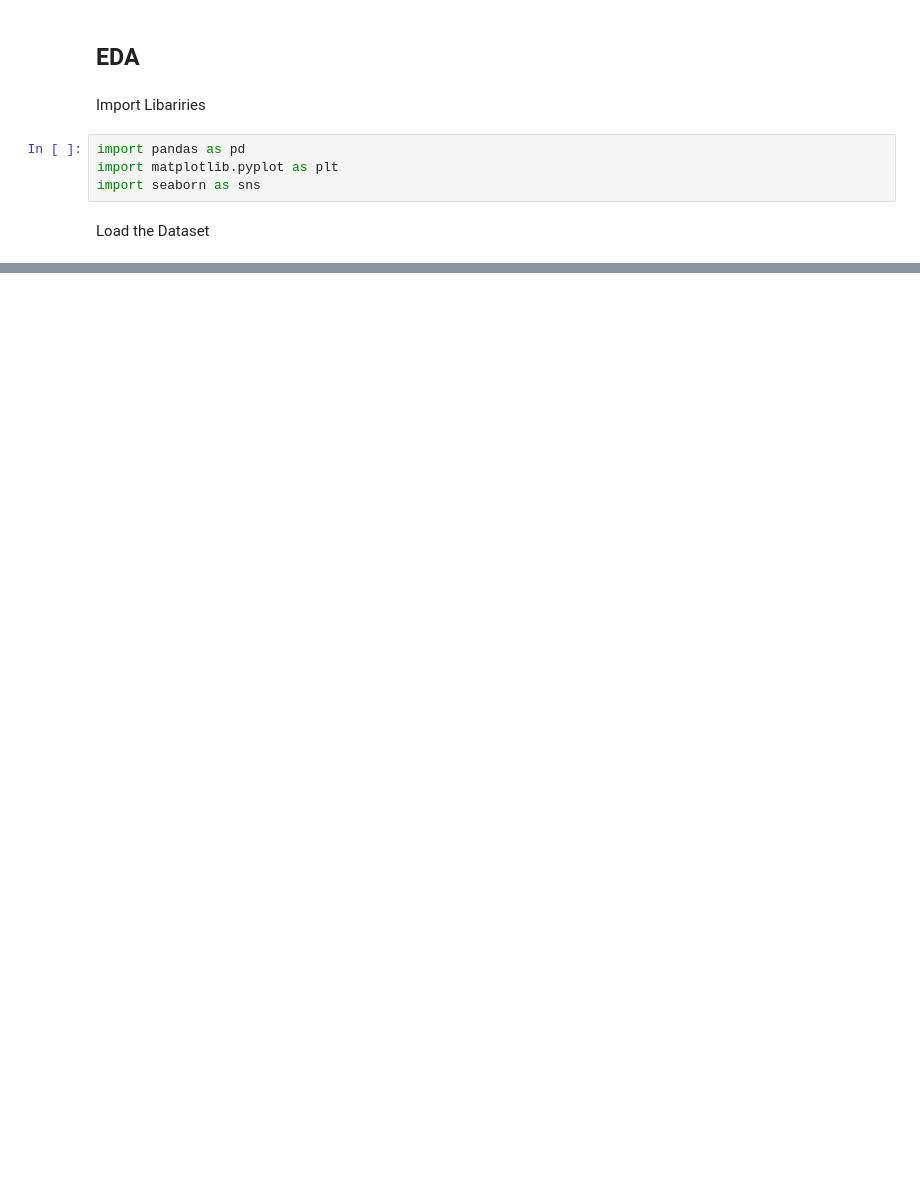
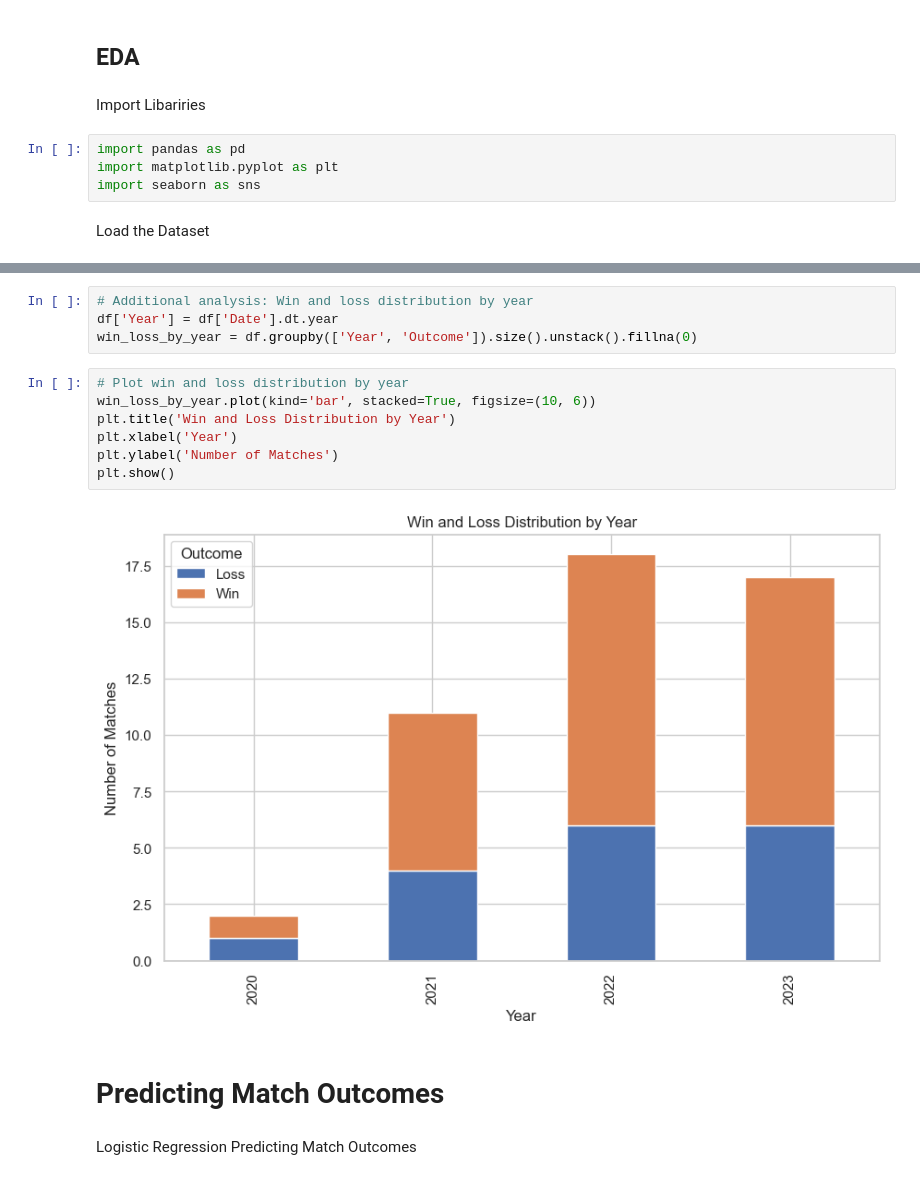
Before and after one commit to jg2012/Capstone_Project, a Jupyter notebook: ATP_notebook.ipynb, the cells around one changed output, grey strips where cells are left out. Cells and saved outputs as stored; diff of their text form; blank space fills up the shorter version.

```diff
--- a/ATP_notebook.ipynb
+++ b/ATP_notebook.ipynb
@@ -489,0 +497,17 @@ Name: Player_2_Set_3, dtype: float64
+# %%
+# Additional analysis: Win and loss distribution by year
+df['Year'] = df['Date'].dt.year
+win_loss_by_year = df.groupby(['Year', 'Outcome']).size().unstack().fillna(0)
+# %%
+# Plot win and loss distribution by year
+win_loss_by_year.plot(kind='bar', stacked=True, figsize=(10, 6))
+plt.title('Win and Loss Distribution by Year')
+plt.xlabel('Year')
+plt.ylabel('Number of Matches')
+plt.show()
+# %% [output]
+[figure, added]
+# %% [markdown]
+# Predicting Match Outcomes
+# %% [markdown]
+Logistic Regression Predicting Match Outcomes
```
Also changed, not shown: parts of 30 cells of this notebook, 6 other files.
